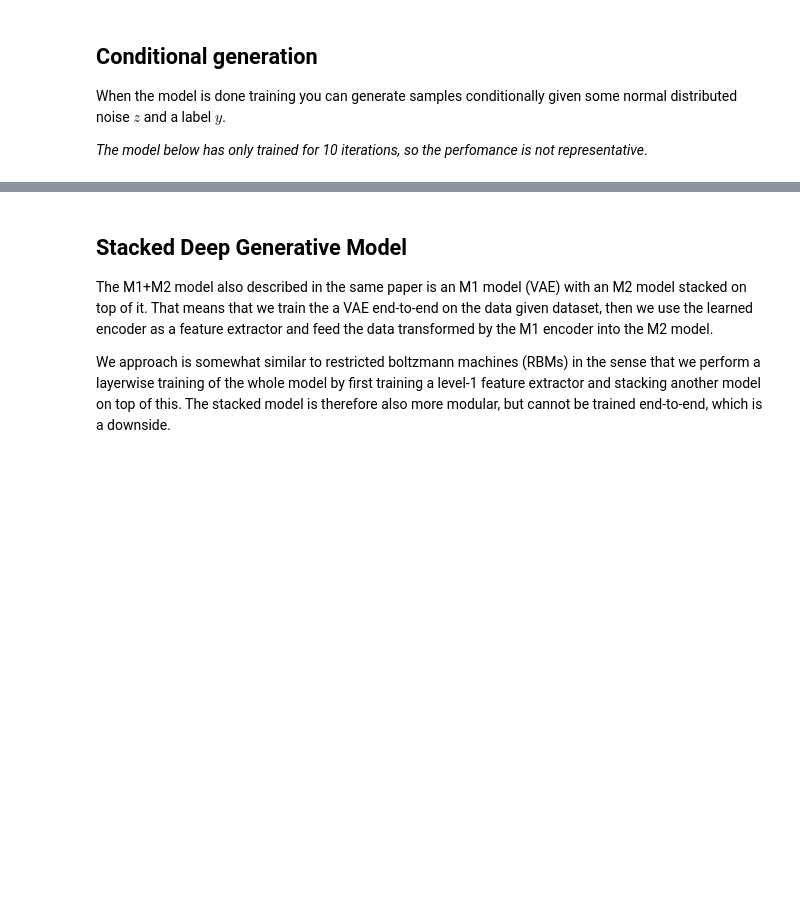
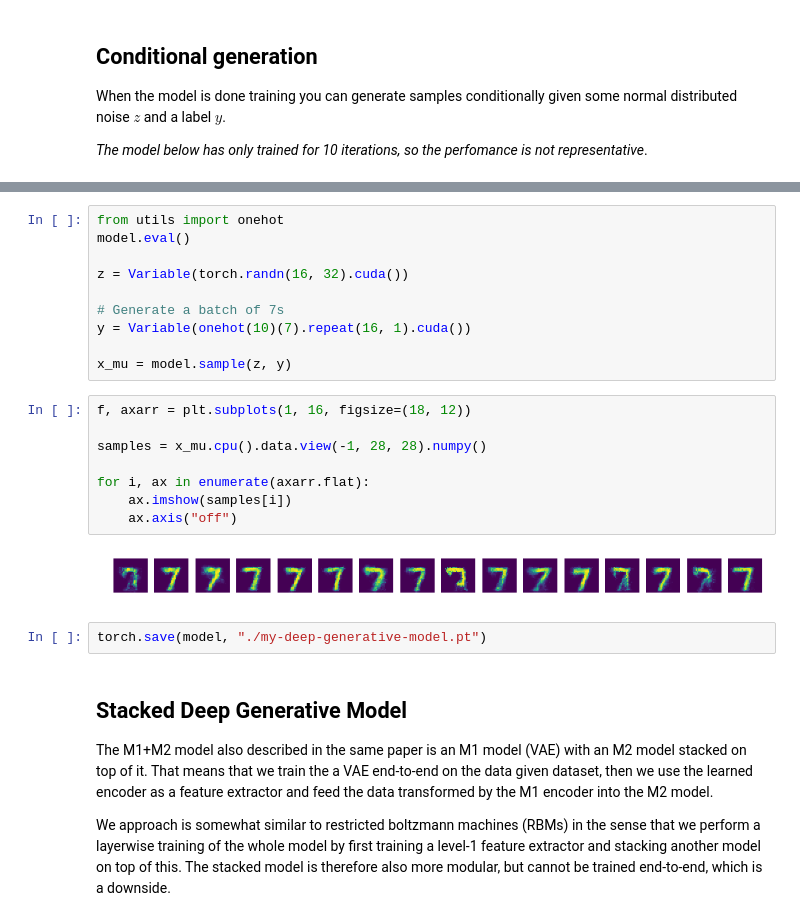
Before and after one commit to atakanguney/semi-supervised-text-classification, a Jupyter notebook: semi-supervised-pytorch/examples/notebooks/Deep Generative Model.ipynb, the cells around one changed output, grey strips where cells are left out. Saved outputs shown, nothing was run; the diff lists cells and outputs as text; blank space fills up the shorter version.

```diff
--- a/semi-supervised-pytorch/examples/notebooks/Deep Generative Model.ipynb
+++ b/semi-supervised-pytorch/examples/notebooks/Deep Generative Model.ipynb
@@ -210,3 +223,25 @@ for i, ax in enumerate(axarr.flat):
+# %%
+from utils import onehot
+model.eval()
+
+z = Variable(torch.randn(16, 32).cuda())
+
+# Generate a batch of 7s
+y = Variable(onehot(10)(7).repeat(16, 1).cuda())
+
+x_mu = model.sample(z, y)
+# %%
+f, axarr = plt.subplots(1, 16, figsize=(18, 12))
+
+samples = x_mu.cpu().data.view(-1, 28, 28).numpy()
+
+for i, ax in enumerate(axarr.flat):
+    ax.imshow(samples[i])
+    ax.axis("off")
+# %% [output]
+[figure, added]
+# %%
+torch.save(model, "./my-deep-generative-model.pt")
 # %% [markdown]
 ## Stacked Deep Generative Model
 
```
Also changed, not shown: parts of 9 cells of this notebook, 7 other files.
